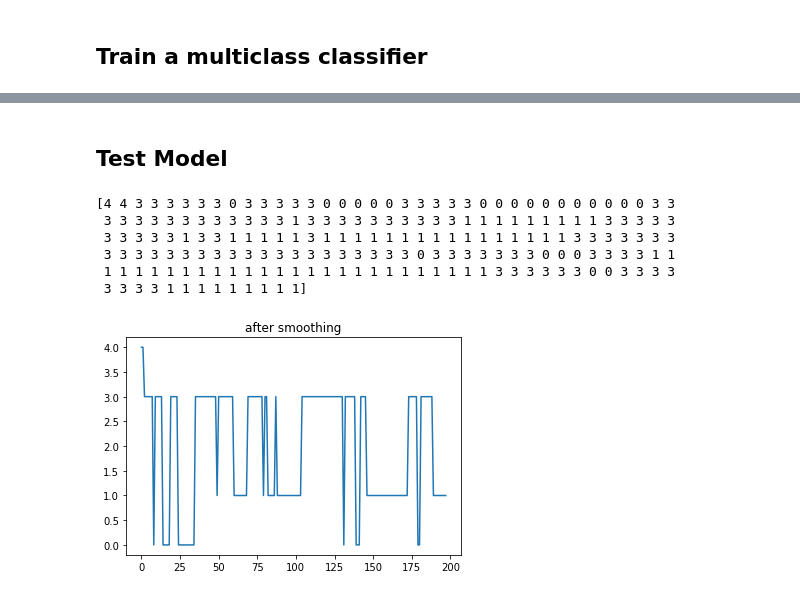
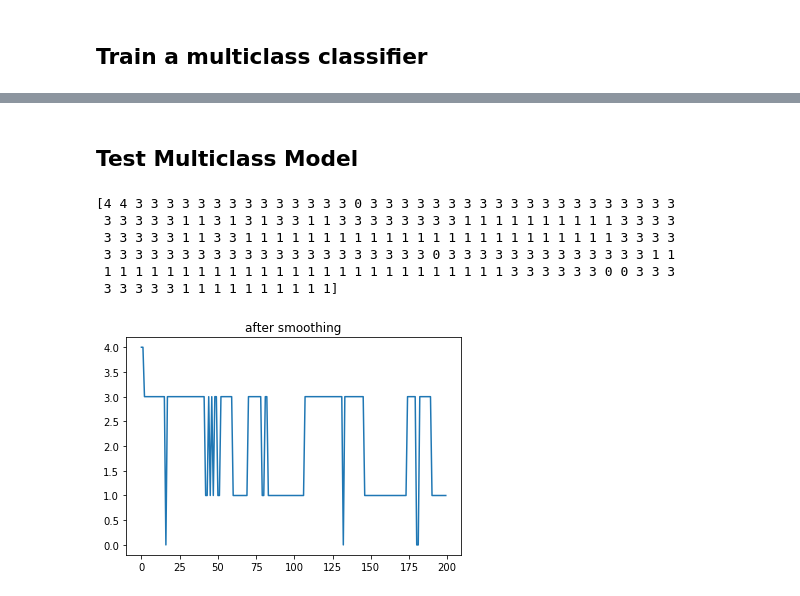
Before and after one commit to agola11/SquatIQ, a Jupyter notebook: experimentation/squatiq_experimentation.ipynb, the cells around one changed output, grey strips where cells are left out. Cells and saved outputs as stored; diff of their text form; code cells hidden in the pictures.

```diff
--- a/experimentation/squatiq_experimentation.ipynb
+++ b/experimentation/squatiq_experimentation.ipynb
@@ -95,9 +119,19 @@ def create_training_data(data, offset=5):
 # %%
 Xs = []
 Ys = []
-for key in sensor_data_denoised.keys():
-    data = sensor_data_denoised[key]
+for key in sensor_data_train.keys():
+    data = sensor_data_train[key]
     X_t = create_training_data(data)
     N_t, M_t = X_t.shape
     Xs.append(X_t)
     Ys.append([classes[key]] * N_t)
+
+X = np.vstack(Xs)
+Y = np.hstack(Ys)
+
+print (X.shape)
+print (Y.shape)
+
+from sklearn.svm import LinearSVC
+
+multi_clf = LinearSVC().fit(X, Y)
@@ -115,16 +140,0 @@ clf = LinearSVC().fit(X, Y)
-# %%
-test_sensor_data = np.genfromtxt('input_heel_lift.csv', delimiter=',')
-N, M = test_sensor_data.shape
-
-test_sensor_data = test_sensor_data[200:1200]
-
-test_sensor_data_smth = preprocess_sensor_data(test_sensor_data, NUM_SENSORS, h)
-
-plt.figure()
-plt.title("after smoothing")
-plt.plot(test_sensor_data_smth)
-plt.show()
-
-X_test = create_training_data(test_sensor_data_smth)
-
-print(X_test.shape)
@@ -134,27 +141,21 @@ print(X_test.shape)
 # %% [markdown]
-## Test Model
+## Test Multiclass Model
 # %%
-classes_inv = {0:'heel_lift_pronation_end.csv',
-               1:'heel_lift_supination_end.csv',
-               2:'pure_supination_end.csv',
-               3:'pure_heel_lift_end.csv',
-               4:'pure_pronation_end.csv'}
-
-Z = clf.predict(X_test)
+Z = multi_clf.predict(X_test)
 
 Z_str = [classes_inv[val] for val in Z]
 
 print (Z)
 
 plt.figure()
 plt.title("after smoothing")
 plt.plot(Z)
 plt.show()
 # %% [output]
-[4 4 3 3 3 3 3 3 0 3 3 3 3 3 0 0 0 0 0 3 3 3 3 3 0 0 0 0 0 0 0 0 0 0 0 3 3
- 3 3 3 3 3 3 3 3 3 3 3 3 1 3 3 3 3 3 3 3 3 3 3 1 1 1 1 1 1 1 1 1 3 3 3 3 3
- 3 3 3 3 3 1 3 3 1 1 1 1 1 3 1 1 1 1 1 1 1 1 1 1 1 1 1 1 1 1 3 3 3 3 3 3 3
- 3 3 3 3 3 3 3 3 3 3 3 3 3 3 3 3 3 3 3 3 0 3 3 3 3 3 3 3 0 0 0 3 3 3 3 1 1
- 1 1 1 1 1 1 1 1 1 1 1 1 1 1 1 1 1 1 1 1 1 1 1 1 1 3 3 3 3 3 3 0 0 3 3 3 3
- 3 3 3 3 1 1 1 1 1 1 1 1 1]
+[4 4 3 3 3 3 3 3 3 3 3 3 3 3 3 3 0 3 3 3 3 3 3 3 3 3 3 3 3 3 3 3 3 3 3 3 3
+ 3 3 3 3 3 1 1 3 1 3 1 3 3 1 1 3 3 3 3 3 3 3 3 1 1 1 1 1 1 1 1 1 1 3 3 3 3
+ 3 3 3 3 3 1 1 3 3 1 1 1 1 1 1 1 1 1 1 1 1 1 1 1 1 1 1 1 1 1 1 1 1 3 3 3 3
+ 3 3 3 3 3 3 3 3 3 3 3 3 3 3 3 3 3 3 3 3 3 0 3 3 3 3 3 3 3 3 3 3 3 3 3 1 1
+ 1 1 1 1 1 1 1 1 1 1 1 1 1 1 1 1 1 1 1 1 1 1 1 1 1 1 3 3 3 3 3 3 0 0 3 3 3
+ 3 3 3 3 3 1 1 1 1 1 1 1 1 1 1]
-[figure, old version]
+[figure, new version]
```
Also changed, not shown: parts of 8 cells of this notebook, 35 other files.
